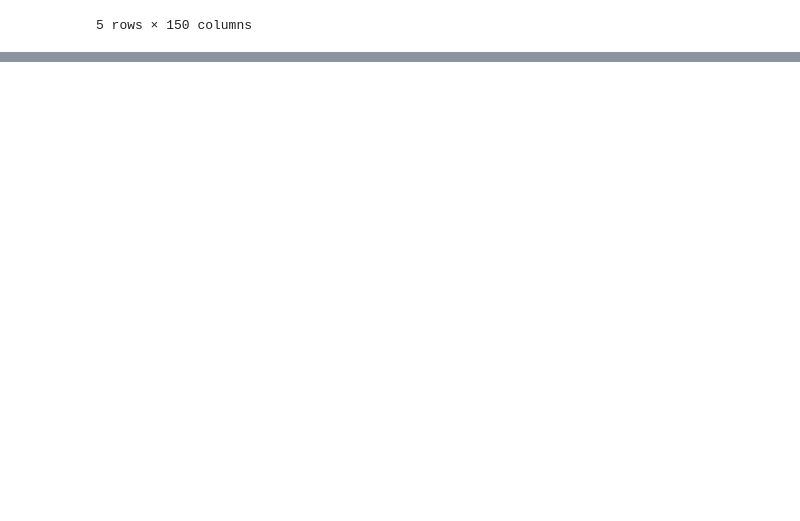
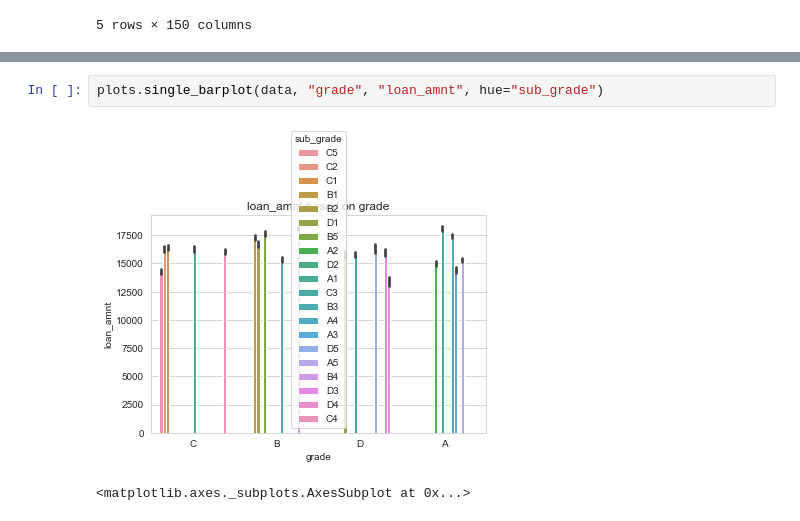
Before and after one commit to samsonq/Macroeconomic-Default-Analysis, a Jupyter notebook: notebooks/EDA & Data Visualization.ipynb, the cells around one changed output, grey strips where cells are left out. Saved outputs shown, nothing was run; the diff lists cells and outputs as text; blank space fills up the shorter version.

```diff
--- a/notebooks/EDA & Data Visualization.ipynb
+++ b/notebooks/EDA & Data Visualization.ipynb
@@ -39,0 +52,5 @@ Rows: 143021  Columns: 150
+# %%
+plots.single_barplot(data, "grade", "loan_amnt", hue="sub_grade")
+# %% [output]
+[figure, added]
+<matplotlib.axes._subplots.AxesSubplot at 0x...>
```
Also changed, not shown: parts of 3 cells of this notebook, 4 other files.
